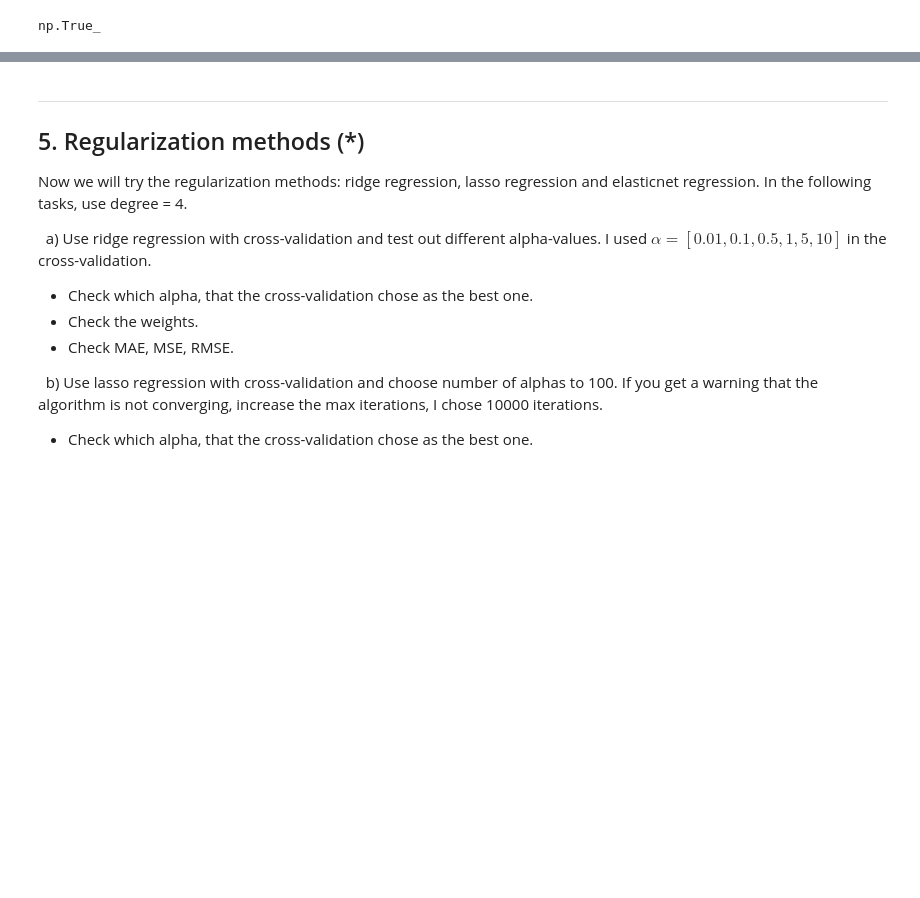
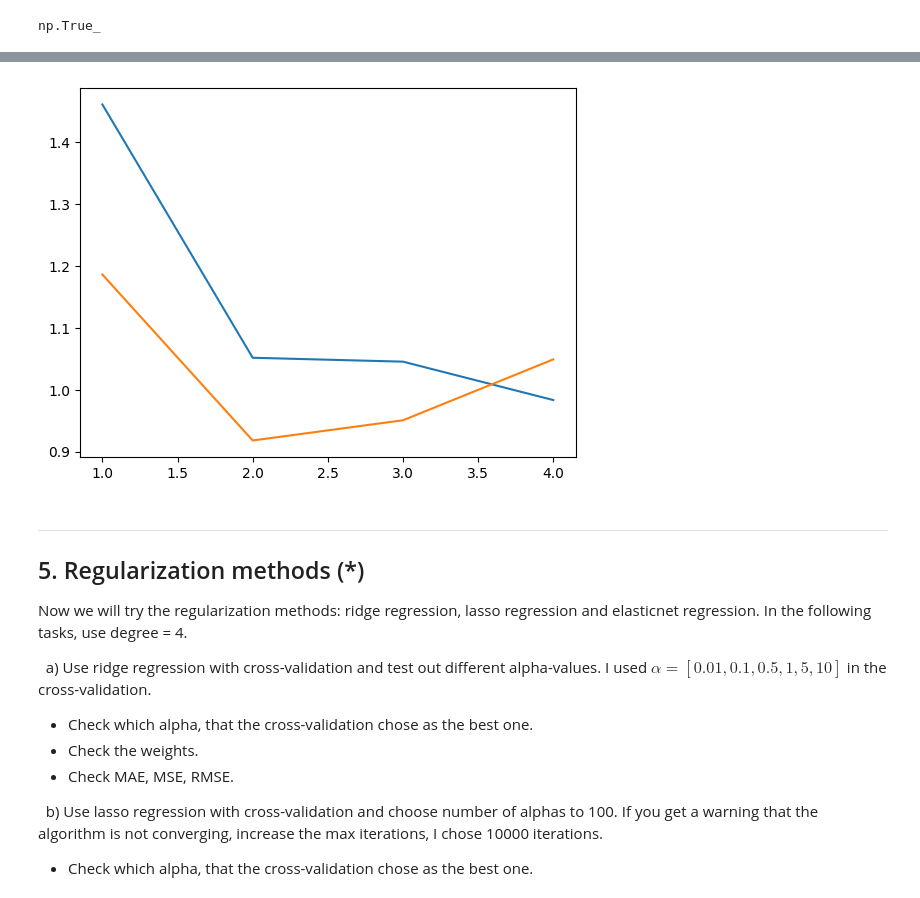
Before and after one commit to AlbotGoodman/machine-learning, a Jupyter notebook: Exercises/E02_overfit_regularization.ipynb, the cells around one changed output, grey strips where cells are left out. Cells and saved outputs as stored; diff of their text form; code cells hidden in the pictures; blank space fills up the shorter version.

```diff
--- a/Exercises/E02_overfit_regularization.ipynb
+++ b/Exercises/E02_overfit_regularization.ipynb
@@ -290,6 +290,31 @@ Now plot the results in the same figure. Do you notice anything special?
 <img src="../assets/E3_overfitting.png" height="300"/>
 
 </details>
+# %%
+from sklearn.linear_model import LinearRegression
+from sklearn.metrics import root_mean_squared_error
+
+rmse = [] # [train, test]
+
+for d in range(4):
+    poly = PolynomialFeatures(degree=d)
+    X_train_d = poly.fit_transform(X_train)
+    X_test_d = poly.transform(X_test)
+    linear_model = LinearRegression()
+    linear_model.fit(X_train_d, y_train)
+    y_hat_train = linear_model.predict(X_train_d)
+    y_hat_test = linear_model.predict(X_test_d)
+    rmse_train = root_mean_squared_error(y_true=y_train, y_pred=y_hat_train)
+    rmse_test = root_mean_squared_error(y_test, y_hat_test)
+    rmse.append([rmse_train, rmse_test])
+
+arr = np.array(rmse)
+x = np.arange(1,5)
+sns.lineplot(x=x, y=arr[:, 0]) # train
+sns.lineplot(x=x, y=arr[:, 1]) # test
+plt.show()
+# %% [output]
+[figure, added]
 # %% [markdown]
 ---
 ## 5. Regularization methods (*)
```
Also changed, not shown: 1 other file.
